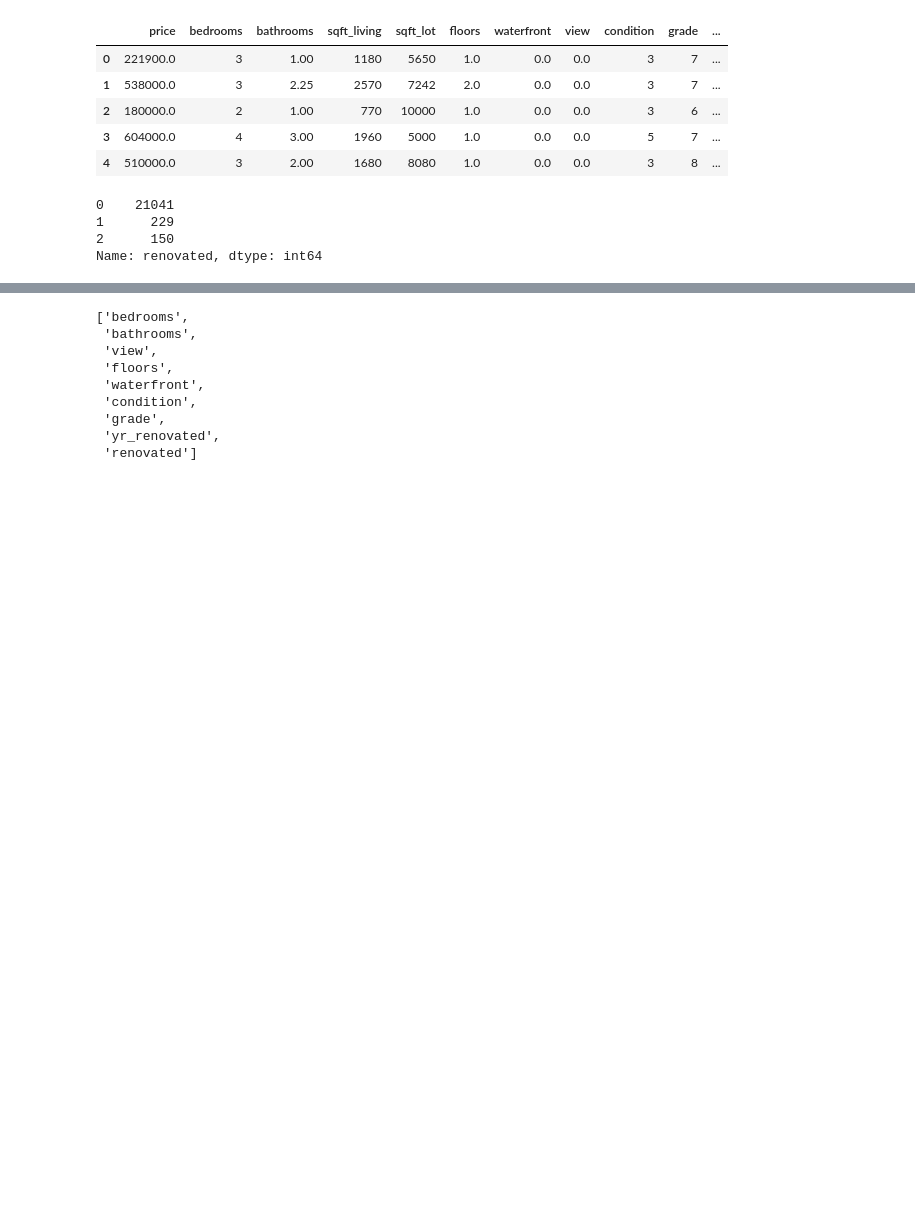
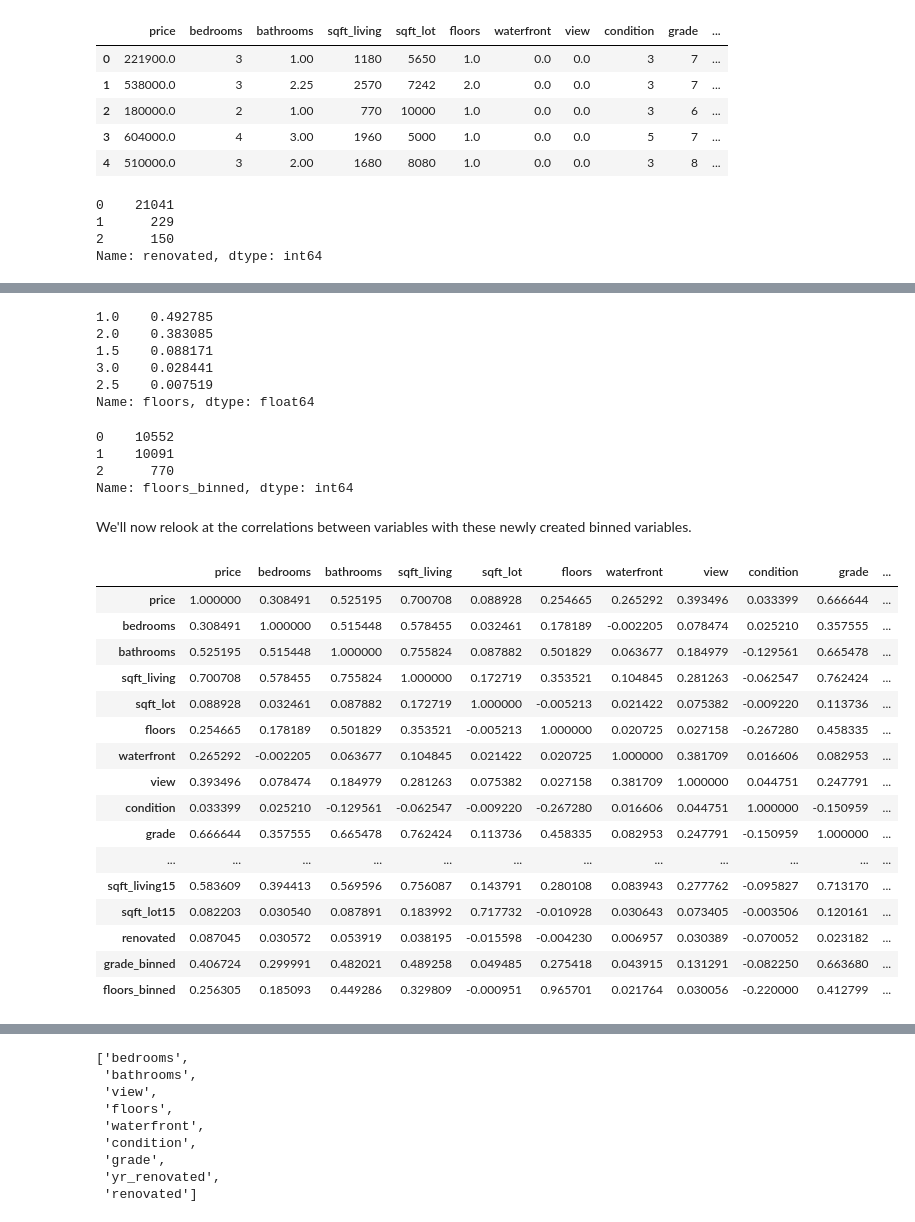
Before and after one commit to adinas94/King-Country-Regression, a Jupyter notebook: Data Cleaning Notebook.ipynb, the cells around one changed output, grey strips where cells are left out. Cells and saved outputs as stored; diff of their text form; code cells hidden in the pictures; blank space fills up the shorter version.

```diff
--- a/Data Cleaning Notebook.ipynb
+++ b/Data Cleaning Notebook.ipynb
@@ -295,0 +316,6 @@ Name: renovated, dtype: int64
+# %%
+#adding a new feature "grade_binned" that categorizes the 'grade' variable into 3 categories:
+#value will be 0 if construction quality is low, 1 if construction quality is average,
+#and 2 if construction quality is high
+df['grade_binned'] = df['grade'].apply(lambda x: 0 if x <= 6 else 1 if x >= 7 and x < 11 else 2)
+df['grade_binned'].value_counts()
@@ -295,0 +338,42 @@ Name: renovated, dtype: int64
+# %%
+#First drop all values where floors=3.5 since this value rarely shows up in the dataset
+df = df[df["floors"] < 3.5]
+df['floors'].value_counts(normalize=True)
+# %% [output]
+1.0    0.492785
+2.0    0.383085
+1.5    0.088171
+3.0    0.028441
+2.5    0.007519
+Name: floors, dtype: float64
+# %%
+#Then create floors_binned variable
+df['floors_binned'] = df['floors'].apply(lambda x: 0 if x <= 1 else 1 if x >= 1.5 and x < 2.5 else 2)
+df['floors_binned'].value_counts()
+# %% [output]
+0    10552
+1    10091
+2      770
+Name: floors_binned, dtype: int64
+# %% [markdown]
+We'll now relook at the correlations between variables with these newly created binned variables.
+# %%
+df.corr()
+# %% [output]
+|  | price | bedrooms | bathrooms | sqft_living | sqft_lot | floors | waterfront | view | condition | grade | ... |
+| price | 1.000000 | 0.308491 | 0.525195 | 0.700708 | 0.088928 | 0.254665 | 0.265292 | 0.393496 | 0.033399 | 0.666644 | ... |
+| bedrooms | 0.308491 | 1.000000 | 0.515448 | 0.578455 | 0.032461 | 0.178189 | -0.002205 | 0.078474 | 0.025210 | 0.357555 | ... |
+| bathrooms | 0.525195 | 0.515448 | 1.000000 | 0.755824 | 0.087882 | 0.501829 | 0.063677 | 0.184979 | -0.129561 | 0.665478 | ... |
+| sqft_living | 0.700708 | 0.578455 | 0.755824 | 1.000000 | 0.172719 | 0.353521 | 0.104845 | 0.281263 | -0.062547 | 0.762424 | ... |
+| sqft_lot | 0.088928 | 0.032461 | 0.087882 | 0.172719 | 1.000000 | -0.005213 | 0.021422 | 0.075382 | -0.009220 | 0.113736 | ... |
+| floors | 0.254665 | 0.178189 | 0.501829 | 0.353521 | -0.005213 | 1.000000 | 0.020725 | 0.027158 | -0.267280 | 0.458335 | ... |
+| waterfront | 0.265292 | -0.002205 | 0.063677 | 0.104845 | 0.021422 | 0.020725 | 1.000000 | 0.381709 | 0.016606 | 0.082953 | ... |
+| view | 0.393496 | 0.078474 | 0.184979 | 0.281263 | 0.075382 | 0.027158 | 0.381709 | 1.000000 | 0.044751 | 0.247791 | ... |
+| condition | 0.033399 | 0.025210 | -0.129561 | -0.062547 | -0.009220 | -0.267280 | 0.016606 | 0.044751 | 1.000000 | -0.150959 | ... |
+| grade | 0.666644 | 0.357555 | 0.665478 | 0.762424 | 0.113736 | 0.458335 | 0.082953 | 0.247791 | -0.150959 | 1.000000 | ... |
+| ... | ... | ... | ... | ... | ... | ... | ... | ... | ... | ... | ... |
+| sqft_living15 | 0.583609 | 0.394413 | 0.569596 | 0.756087 | 0.143791 | 0.280108 | 0.083943 | 0.277762 | -0.095827 | 0.713170 | ... |
+| sqft_lot15 | 0.082203 | 0.030540 | 0.087891 | 0.183992 | 0.717732 | -0.010928 | 0.030643 | 0.073405 | -0.003506 | 0.120161 | ... |
+| renovated | 0.087045 | 0.030572 | 0.053919 | 0.038195 | -0.015598 | -0.004230 | 0.006957 | 0.030389 | -0.070052 | 0.023182 | ... |
+| grade_binned | 0.406724 | 0.299991 | 0.482021 | 0.489258 | 0.049485 | 0.275418 | 0.043915 | 0.131291 | -0.082250 | 0.663680 | ... |
+| floors_binned | 0.256305 | 0.185093 | 0.449286 | 0.329809 | -0.000951 | 0.965701 | 0.021764 | 0.030056 | -0.220000 | 0.412799 | ... |
```
Also changed, not shown: parts of 36 cells of this notebook, 2 other files.
